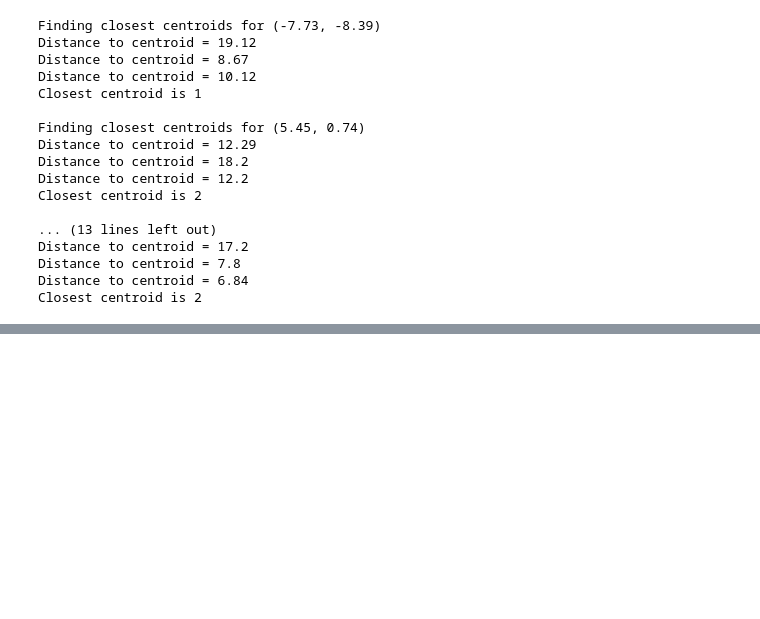
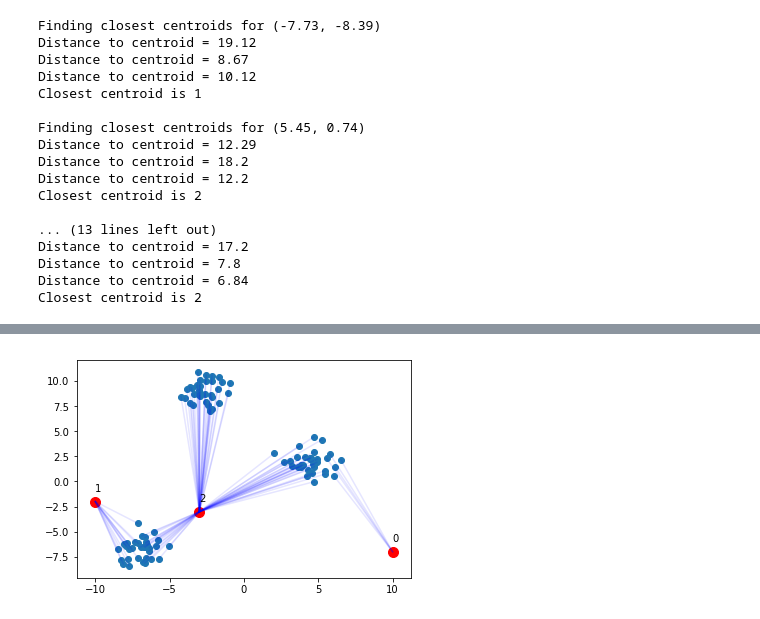
Before and after one commit to central-ldn-data-sci/CLDSPN-lets-do-clustering, a Jupyter notebook: Kmeans theory.ipynb, the cells around one changed output, grey strips where cells are left out. Cells and saved outputs as stored; diff of their text form; code cells hidden in the pictures; blank space fills up the shorter version.

```diff
--- a/Kmeans theory.ipynb
+++ b/Kmeans theory.ipynb
@@ -118,0 +202,47 @@ round(0.3278762,2)
+# %%
+# fir the first 5 rows of data
+closest_centroids = []
+for row_n in range(100):
+
+    data_x = data[row_n,0]
+    data_y = data[row_n,1]
+
+    distances_to_centroids = []
+
+    for cent_x, cent_y in zip(centroids_x, centroids_y):
+
+        x_diff = abs(cent_x - data_x)
+        y_diff = abs(cent_y - data_y)
+
+        distance = x_diff + y_diff
+
+        distances_to_centroids.append(distance)
+
+    # find shortest distance
+    shortest_distance = min(distances_to_centroids)
+
+    # find closest centroid
+    closest_centroid_index = distances_to_centroids.index(shortest_distance)
+
+    closest_centroids.append(closest_centroid_index)
+
+    # draw line to closest centroid
+    plt.plot([centroids_x[closest_centroid_index], data_x],
+             [centroids_y[closest_centroid_index], data_y],
+             color='b',
+            alpha=0.1)
+
+
+# plot data
+plt.scatter(data[:,0], data[:,1])
+
+# plot centroids
+plt.scatter(centroids_x, centroids_y, color='r', s=100)
+
+# draw lable to centroids
+for i, (cent_x, cent_y) in enumerate(zip(centroids_x, centroids_y)):
+    plt.text(x=cent_x,y=cent_y+1,s=str(i))
+
+plt.show()
+# %% [output]
+[figure, added]
```
Also changed, not shown: parts of 7 cells of this notebook, 1 other file.
